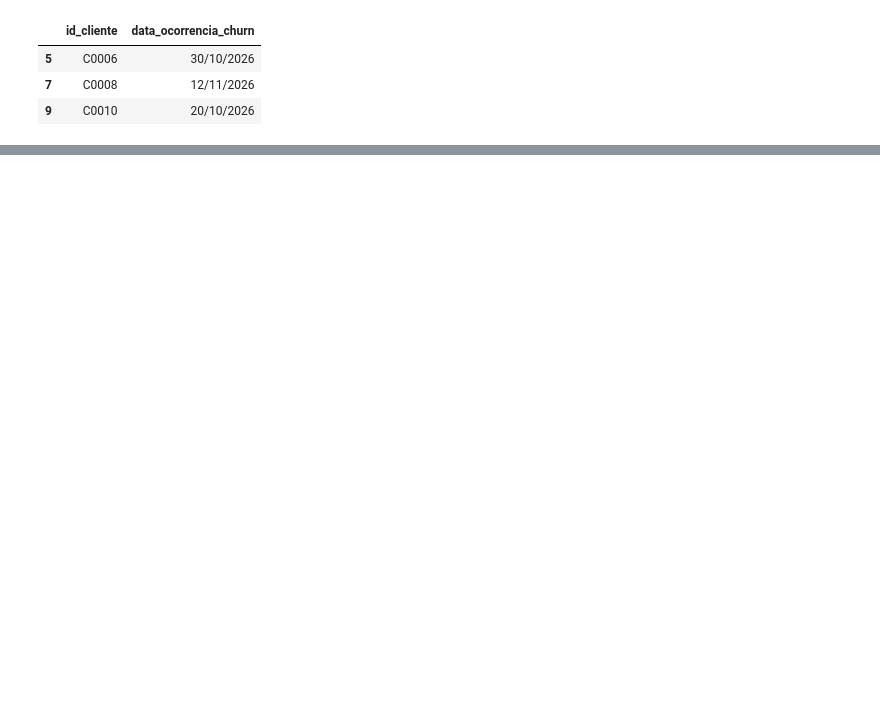
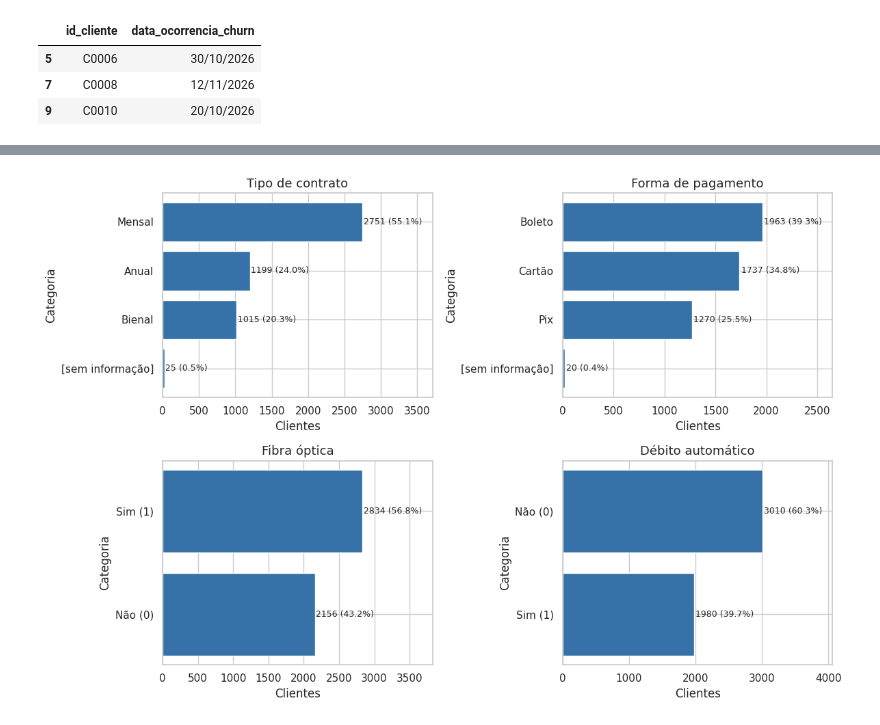
Before and after one commit to AlvaroNegromonte/churn_analysis_SI, a Jupyter notebook: analise_base_churn.ipynb, the cells around one changed output, grey strips where cells are left out. Saved outputs shown, nothing was run; the diff lists cells and outputs as text; code cells hidden in the pictures; blank space fills up the shorter version.

```diff
--- a/analise_base_churn.ipynb
+++ b/analise_base_churn.ipynb
@@ -345,0 +1345,18 @@ no roteiro.
+# %%
+rotulos_categorias = {
+    "tipo_contrato_grupo": "Tipo de contrato", "forma_pagamento_grupo": "Forma de pagamento",
+    "fibra_optica": "Fibra óptica", "debito_automatico": "Débito automático",
+}
+fig, eixos = plt.subplots(2, 2, figsize=(12, 8))
+for eixo, (coluna, titulo) in zip(eixos.flat, rotulos_categorias.items()):
+    frequencias = visao_elegivel[coluna].value_counts(dropna=False)
+    rotulos = [str(v) if coluna.endswith("_grupo") else {0: "Não (0)", 1: "Sim (1)"}.get(v, str(v)) for v in frequencias.index]
+    eixo.barh(rotulos, frequencias.values, color="#3671a8")
+    for i, n in enumerate(frequencias.values):
+        eixo.text(n + 15, i, f"{n} ({100*n/len(visao_elegivel):.1f}%)", va="center", fontsize=9)
+    eixo.set(title=titulo, xlabel="Clientes", ylabel="Categoria")
+    eixo.set_xlim(0, frequencias.max() * 1.35)
+    eixo.invert_yaxis()
+fig.tight_layout(); plt.show()
+# %% [output]
+[figure, added]
```
Also changed, not shown: parts of 68 cells of this notebook, 2 other files.
